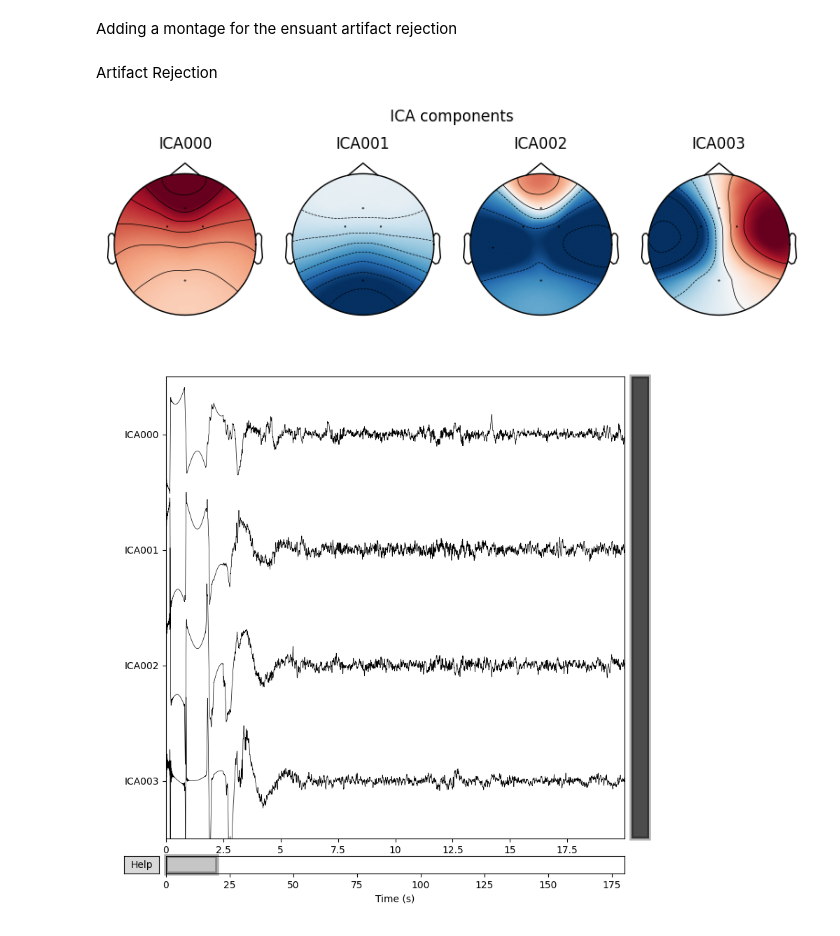
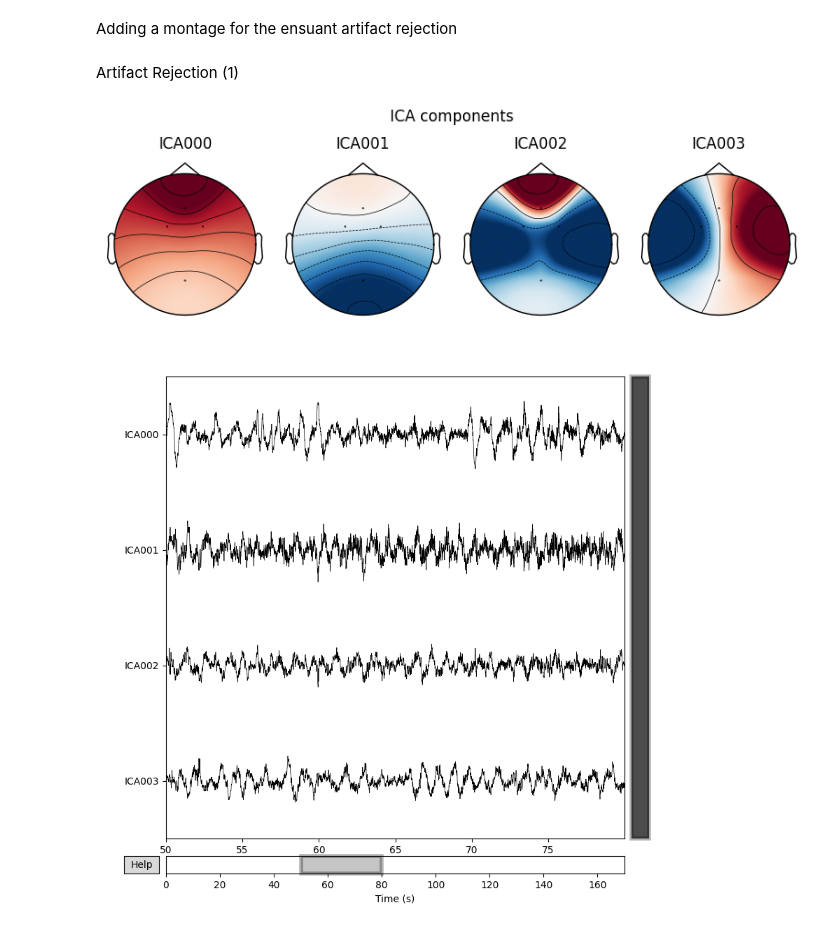
Before and after one commit to alexanderspeer/eeg-bci-signal-analysis, a Jupyter notebook: coding-practice/interview_practice.ipynb, the cells around one changed output. Saved outputs shown, nothing was run; the diff lists cells and outputs as text; code cells hidden in the pictures.

```diff
--- a/coding-practice/interview_practice.ipynb
+++ b/coding-practice/interview_practice.ipynb
@@ -86,35 +88,35 @@ raw.set_montage(montage, on_missing='ignore');
 #that is recommended.
 #if you have a BCI.locs file, that is how you should load it.
 # %% [markdown]
-Artifact Rejection
+Artifact Rejection (1)
 # %%
 # Artifact Rejection: ICA with custom BCI.locs montage
-
 from mne.preprocessing import ICA
 
 
 # 2. Make a copy for ICA fitting
 raw_ica = raw.copy()
 
 # 3. ICA usually works better with a high-pass around 1 Hz
 raw_ica.filter(l_freq=1, h_freq=40)
 
 # 4. Fit ICA
 ica = ICA(
     n_components=4,      # max is number of EEG channels
     random_state=97, #<- only for reproduciblility
     method='fastica'
 )
 
 ica.fit(raw_ica)
 
 # 5. Plot ICA scalp maps
 ica.plot_components();
 
 # 6. Plot ICA component time courses
-ica.plot_sources(raw_ica);
+ica.plot_sources(raw_ica, start = 50, stop = 80);
+
 
 #looking for ICs that appear large right when artifacts appear
 # %% [output]
-[figure, old version]
+[figure, new version]
-[figure, old version]
+[figure, new version]
```
Also changed, not shown: parts of 10 cells of this notebook.
